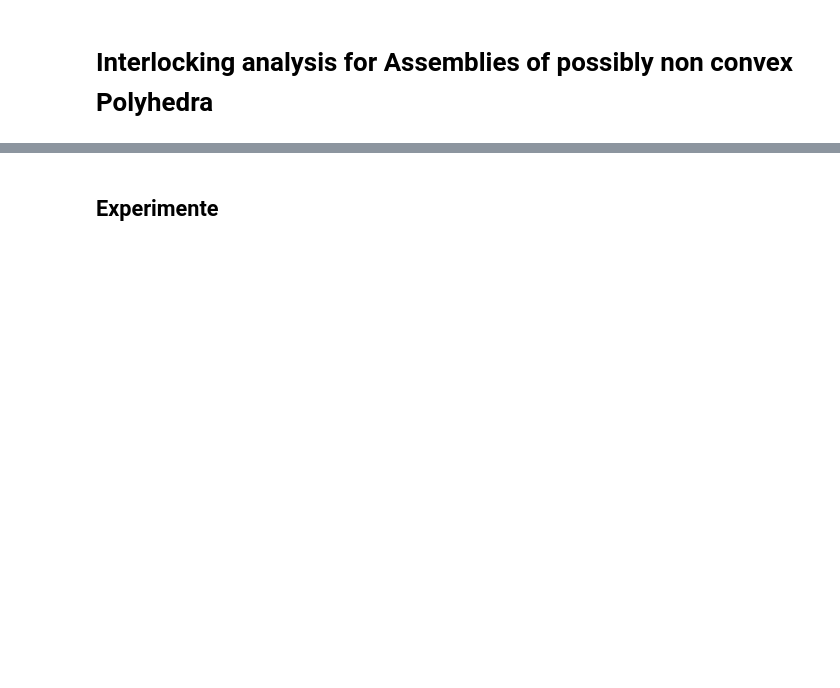
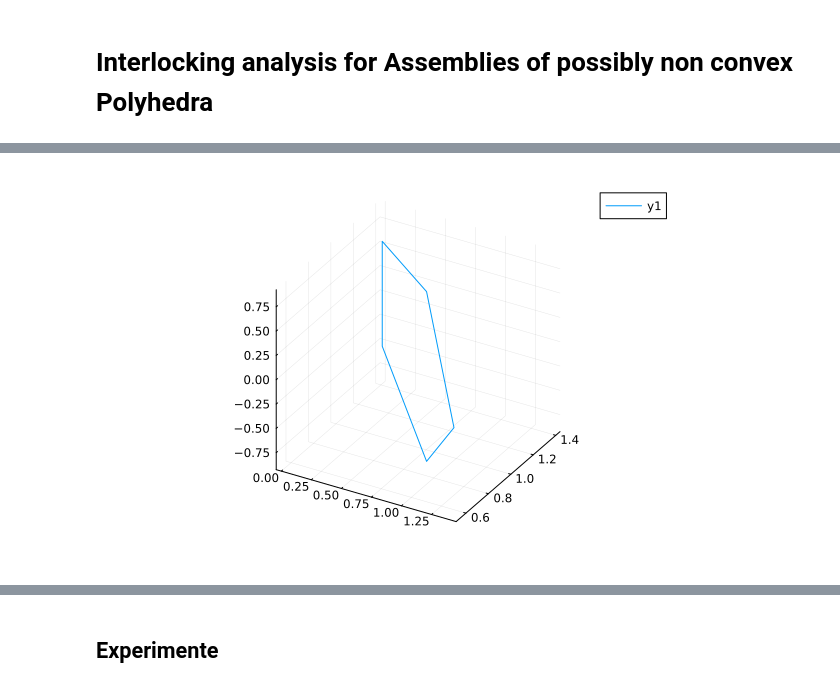
Before and after one commit to Saschobolt/GeoCombSurfX, a Jupyter notebook: src/Sascha/non-convex-interlocking.ipynb, the cells around one changed output, grey strips where cells are left out. Saved outputs shown, nothing was run; the diff lists cells and outputs as text; code cells hidden in the pictures; blank space fills up the shorter version.

```diff
--- a/src/Sascha/non-convex-interlocking.ipynb
+++ b/src/Sascha/non-convex-interlocking.ipynb
@@ -45,0 +41,5 @@ UndefVarError: UndefVarError: plot not defined
+# %%
+poly = Polyhedron(Dodecahedron.verts[[3,11,12,17,4]], [[1,2], [2,3], [3,4], [4, 5], [5,1]], [[1,2,3,4,5]])
+plotPolyhedron(poly)
+# %% [output]
+[figure, added]
```
Also changed, not shown: parts of 11 cells of this notebook, 5 other files.
